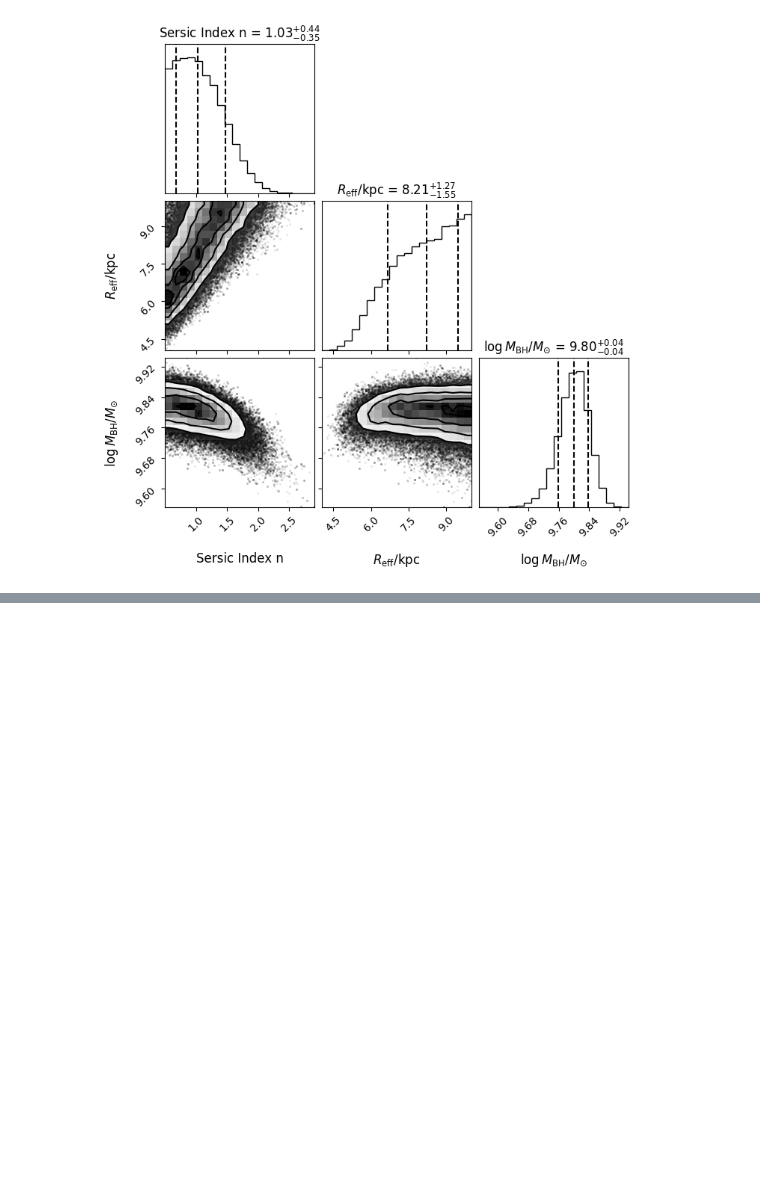
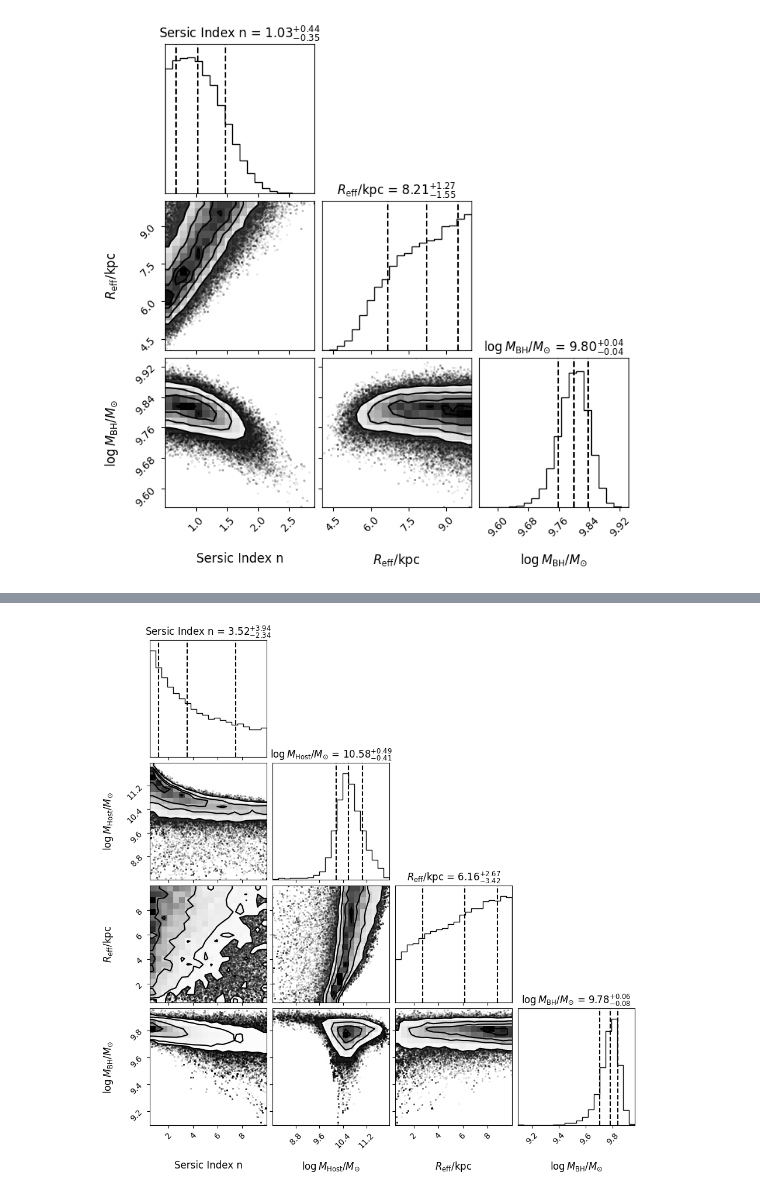
Before and after one commit to rjassef/SMBH_fitter, a Jupyter notebook: 01_SMBH_plus_Host_fits.ipynb, the cells around one changed output, grey strips where cells are left out. Saved outputs shown, nothing was run; the diff lists cells and outputs as text; code cells hidden in the pictures; blank space fills up the shorter version.

```diff
--- a/01_SMBH_plus_Host_fits.ipynb
+++ b/01_SMBH_plus_Host_fits.ipynb
@@ -176,0 +220,5 @@ myMCMC.corner_plot()
+# %%
+#Make the corner plot.
+myMCMC.corner_plot()
+# %% [output]
+[figure, added]
```
Also changed, not shown: parts of 8 cells of this notebook, 1 other file.
